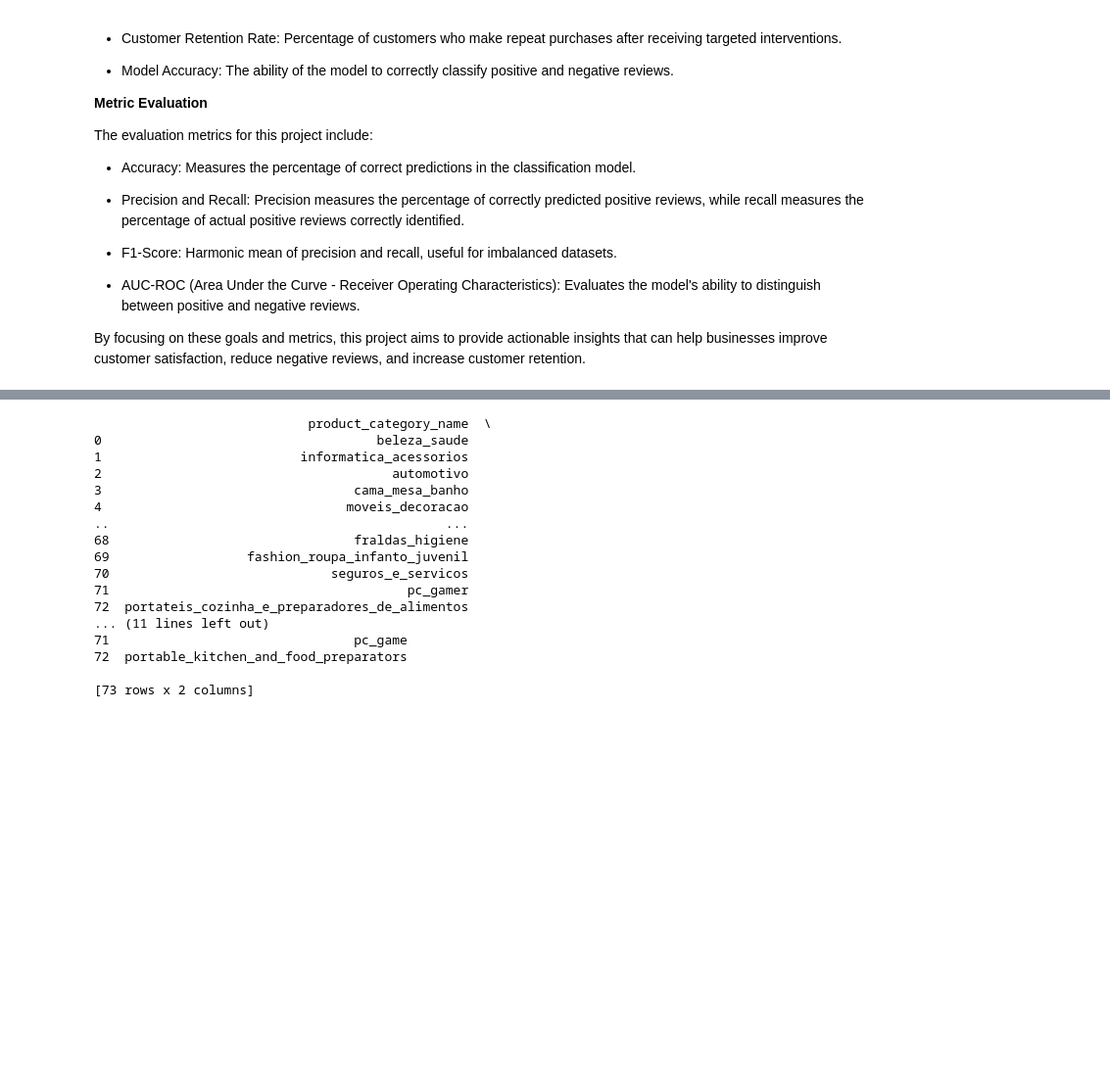
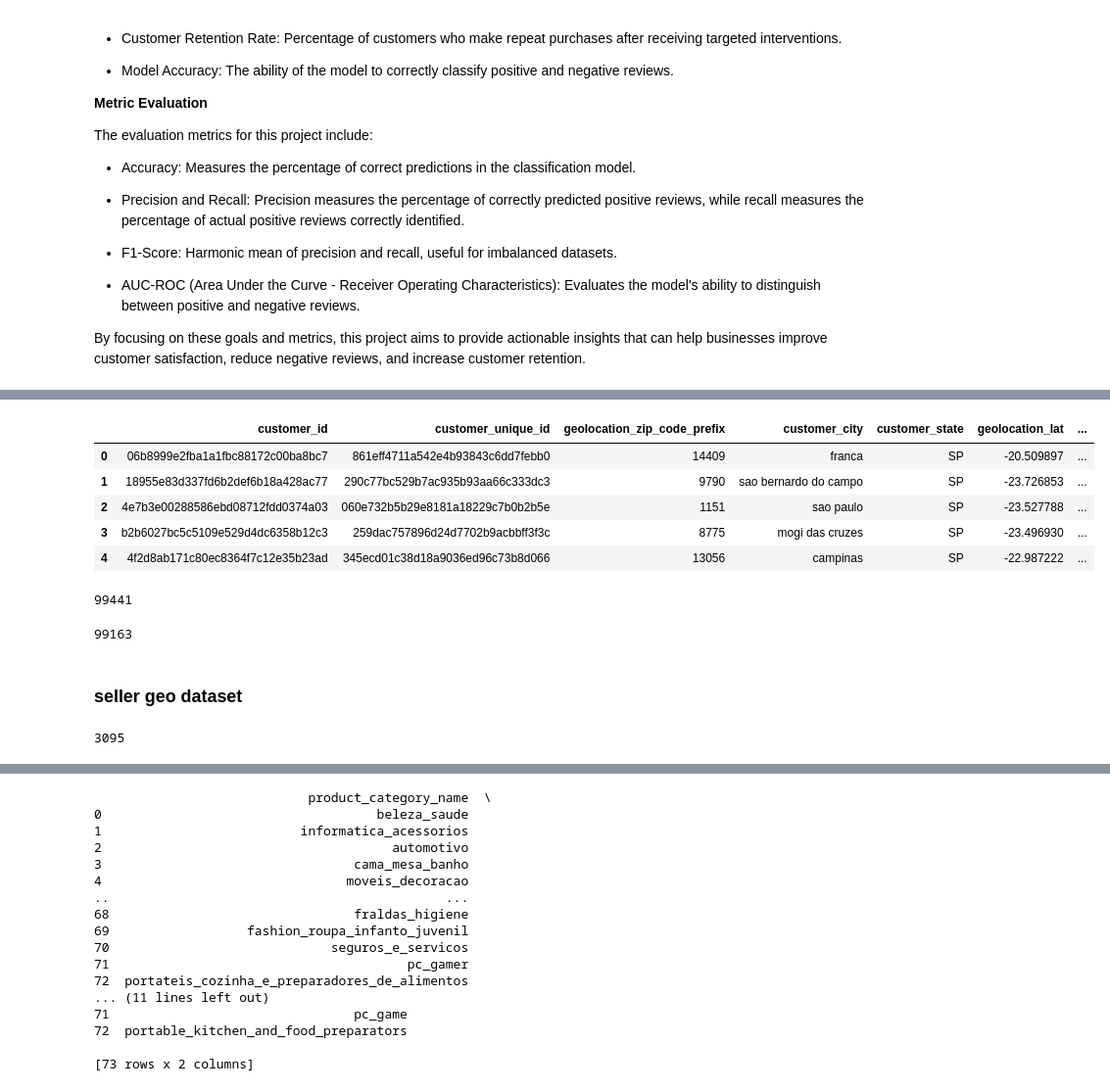
Before and after one commit to fahdmuchammad/Final_project_Sigma, a Jupyter notebook: Fin_pro_baru_EDA_fahd.ipynb, the cells around one changed output, grey strips where cells are left out. Shown at 98% size. Cells and saved outputs as stored; diff of their text form; code cells hidden in the pictures; blank space fills up the shorter version.

Commit message:
update dataset

```diff
--- a/Fin_pro_baru_EDA_fahd.ipynb
+++ b/Fin_pro_baru_EDA_fahd.ipynb
@@ -162,3 +162,4 @@ orders_df = pd.read_csv('olist_orders_dataset.csv')
 products_df = pd.read_csv('olist_products_dataset.csv')
 sellers_df = pd.read_csv('olist_sellers_dataset.csv')
 category_translation_df = pd.read_csv('product_category_name_translation.csv')
+geolocation_df = pd.read_csv('olist_geolocation_dataset.csv')
@@ -164,0 +199,2 @@ category_translation_df = pd.read_csv('product_category_name_translation.csv')
+# %%
+customer_mode = customers_df.rename(columns={"customer_zip_code_prefix": "geolocation_zip_code_prefix"})
@@ -164,0 +220,2 @@ category_translation_df = pd.read_csv('product_category_name_translation.csv')
+# %%
+x = geolocation_df.drop_duplicates('geolocation_zip_code_prefix', keep="first")
@@ -164,0 +231,18 @@ category_translation_df = pd.read_csv('product_category_name_translation.csv')
+# %%
+custom_geo = pd.merge(customer_mode, x, how='inner', on='geolocation_zip_code_prefix')
+custom_geo.head()
+# %% [output]
+|  | customer_id | customer_unique_id | geolocation_zip_code_prefix | customer_city | customer_state | geolocation_lat | ... |
+| 0 | 06b8999e2fba1a1fbc88172c00ba8bc7 | 861eff4711a542e4b93843c6dd7febb0 | 14409 | franca | SP | -20.509897 | ... |
+| 1 | 18955e83d337fd6b2def6b18a428ac77 | 290c77bc529b7ac935b93aa66c333dc3 | 9790 | sao bernardo do campo | SP | -23.726853 | ... |
+| 2 | 4e7b3e00288586ebd08712fdd0374a03 | 060e732b5b29e8181a18229c7b0b2b5e | 1151 | sao paulo | SP | -23.527788 | ... |
+| 3 | b2b6027bc5c5109e529d4dc6358b12c3 | 259dac757896d24d7702b9acbbff3f3c | 8775 | mogi das cruzes | SP | -23.496930 | ... |
+| 4 | 4f2d8ab171c80ec8364f7c12e35b23ad | 345ecd01c38d18a9036ed96c73b8d066 | 13056 | campinas | SP | -22.987222 | ... |
+# %%
+len(customer_mode)
+# %% [output]
+99441
+# %%
+len(custom_geo)
+# %% [output]
+99163
@@ -164,0 +251,2 @@ category_translation_df = pd.read_csv('product_category_name_translation.csv')
+# %% [markdown]
+### seller geo dataset
@@ -164,0 +255,4 @@ category_translation_df = pd.read_csv('product_category_name_translation.csv')
+# %%
+len(seller_mode)
+# %% [output]
+3095
```
Also changed, not shown: parts of 14 cells of this notebook, 2 other files.
